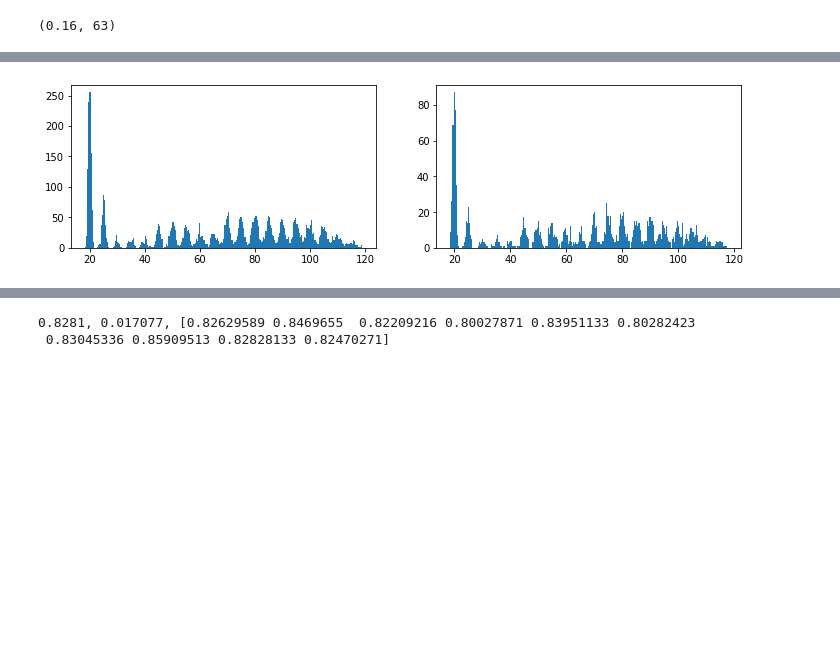
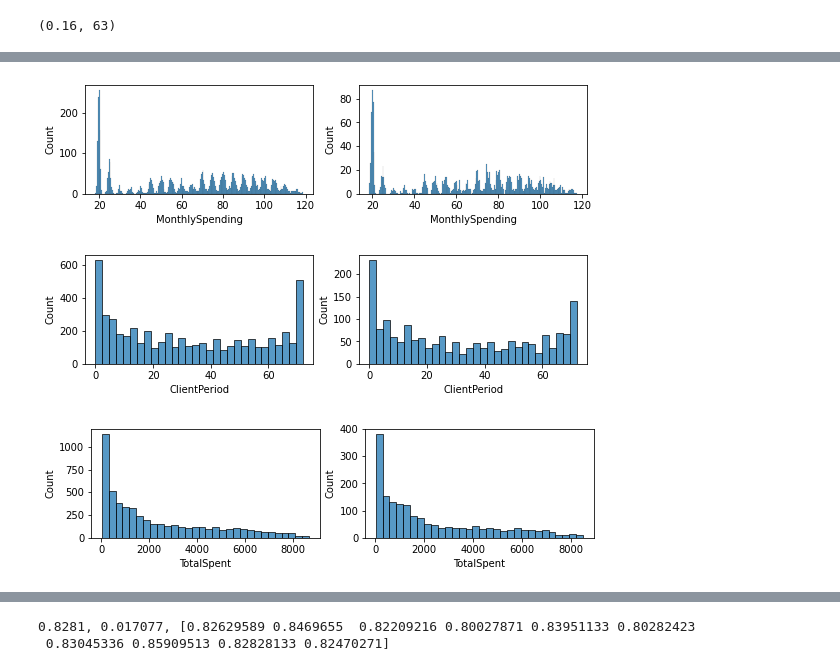
Before and after one commit to MitrofanovDmitry/study, a Jupyter notebook: practice/60 customer churn (dls)/3.ipynb, the cells around one changed output, grey strips where cells are left out. Drawn from its saved outputs; the diff is of its cells as text; code cells hidden in the pictures; blank space fills up the shorter version.

```diff
--- a/practice/60 customer churn (dls)/3.ipynb
+++ b/practice/60 customer churn (dls)/3.ipynb
@@ -161,11 +151,25 @@ sns.scatterplot(x='ClientPeriod', y='Period', data=test_data, ax=axes[1]);
-# %%
-# multimodal normal distribution
-train_data = pd.read_csv('./train.csv')
-test_data = pd.read_csv('./test.csv')
-fig, axes = plt.subplots(1,2,figsize=(12,3))
-axes[0].hist(train_data['MonthlySpending'], bins=250)
-axes[1].hist(test_data['MonthlySpending'], bins=250);
-# %% [output]
-[figure, removed]
+# %%
+train_data = pd.read_csv('./train.csv')
+test_data = pd.read_csv('./test.csv')
+
+train_data['TotalSpent'] = pd.to_numeric(train_data['TotalSpent'], errors='coerce')
+test_data['TotalSpent'] = pd.to_numeric(test_data['TotalSpent'], errors='coerce')
+
+# multimodal normal distribution
+fig, axes = plt.subplots(1,2,figsize=(9,2))
+sns.histplot(train_data['MonthlySpending'], bins=250, ax=axes[0])
+sns.histplot(test_data['MonthlySpending'], bins=250, ax=axes[1])
+
+fig, axes = plt.subplots(1,2,figsize=(9,2))
+sns.histplot(train_data['ClientPeriod'], bins=30, ax=axes[0])
+sns.histplot(test_data['ClientPeriod'], bins=30, ax=axes[1])
+
+fig, axes = plt.subplots(1,2,figsize=(9,2))
+sns.histplot(train_data['TotalSpent'], bins=30, ax=axes[0])
+sns.histplot(test_data['TotalSpent'], bins=30, ax=axes[1]);
+# %% [output]
+[figure, added]
+[figure, added]
+[figure, added]
 # %%
 train_data = pd.read_csv('./train.csv')
```
Also changed, not shown: parts of 10 cells of this notebook, 4 other files.
